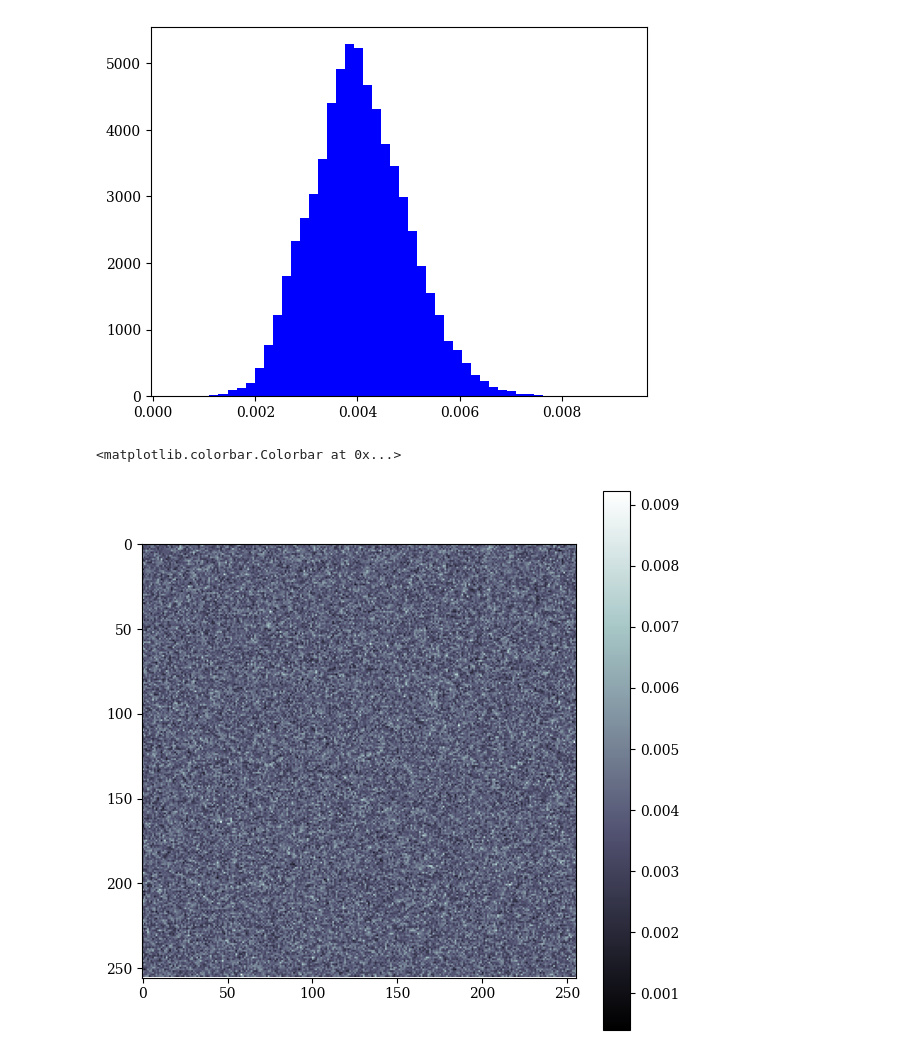
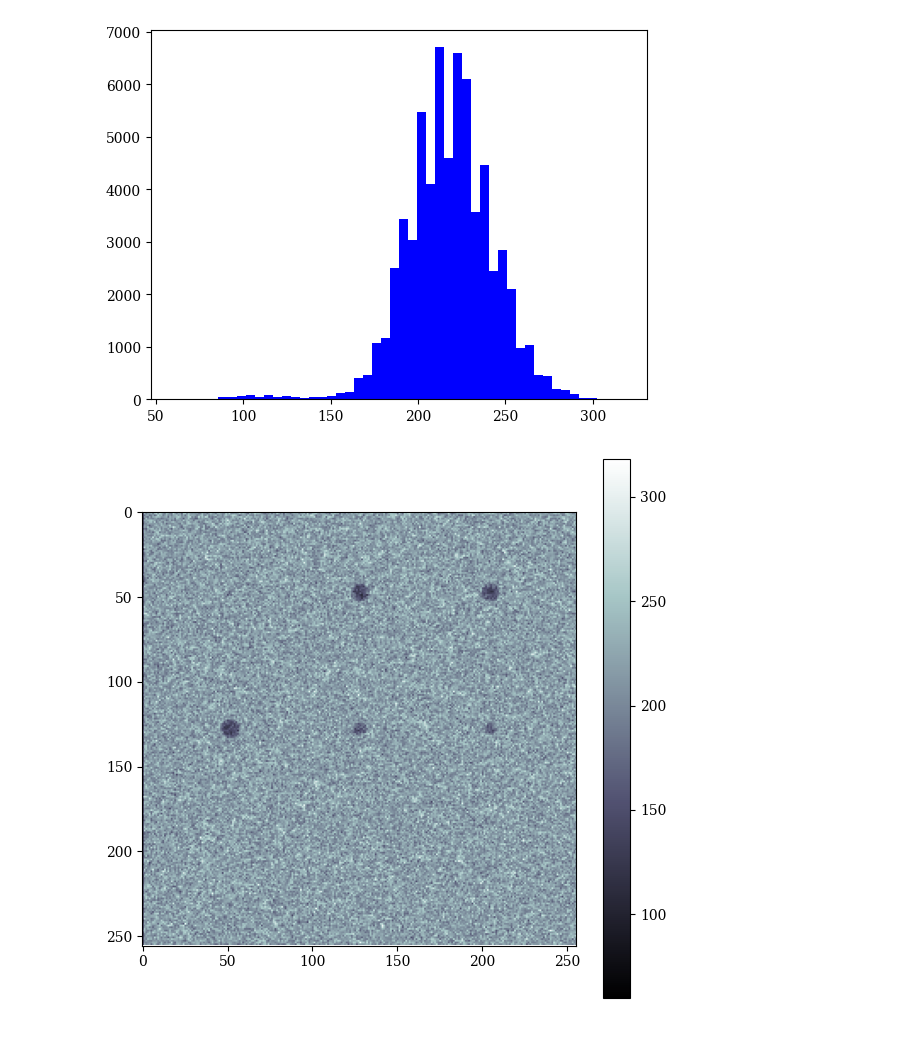
Before and after one commit to roshak1197/CNR_Geant4_Speck, a Jupyter notebook: CNR_C.ipynb, the cells around one changed output. Drawn from its saved outputs; the diff is of its cells as text; code cells hidden in the pictures.

```diff
--- a/CNR_C.ipynb
+++ b/CNR_C.ipynb
@@ -15,7 +15,7 @@ Npixeles = 256
 NI = 1  # Número de imágenes RAW
 NF = 1  # Número de imágenes FF
 NThr = 1  # Número de imágenes contenidas dentro de cada .raw: La primera es la dada por el canal 0 y la segunda es la dada por el canal 1.
-nameSAM = "SVR367_00_16.75_kev__d0.1m_a15um_p62um_step-4.2_dith23.25_"
+nameSAM = "test_3_19.25_d0.1m_a15um_p62um_step-4.2_dith23.25_"
 nameREF = "R10_00_19.25_kev__d0.1m_a15um_p62um_step-4.2_dith23.25_"
 nameFF = "FF10_00_19.25_kev__d0.1m_a15um_p62um_step-4.2_dith23.25_"
 # %%
@@ -113,16 +113,16 @@ FFA = ImagenesA(FF, Npixeles, NF, NThr)
 # %%
 Sampc = []
 Refc = []
 for i in range(NThr):
-    SAMPC = SAMPA[i] / FFA[i]
+    SAMPC = SAMPA[i] #/ FFA[i]
     REFC = REFA[i] / FFA[i]
     Sampc.append(SAMPC)
     Refc.append(REFC)
 
 k = 0
 ImG = plt.hist(np.ravel(Sampc[k]), bins=50, color="blue")
 # %% [output]
-[figure, old version]
+[figure, new version]
 # %%
 plt.figure(figsize=(7, 7))
 plt.imshow(Sampc[k], cmap="bone")
@@ -130,5 +130,4 @@ plt.colorbar()
 
 plt.savefig("Sampc.png")
 # %% [output]
-<matplotlib.colorbar.Colorbar at 0x...>
-[figure, old version]
+[figure, new version]
```
Also changed, not shown: 10 other files.
